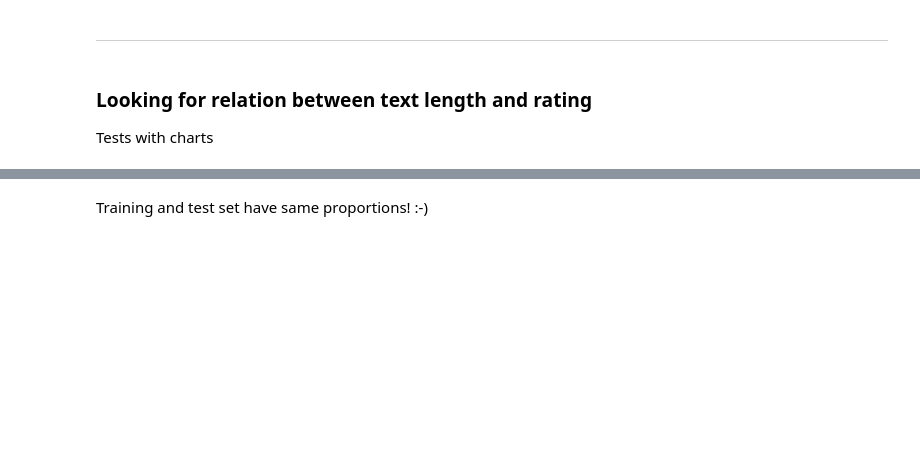
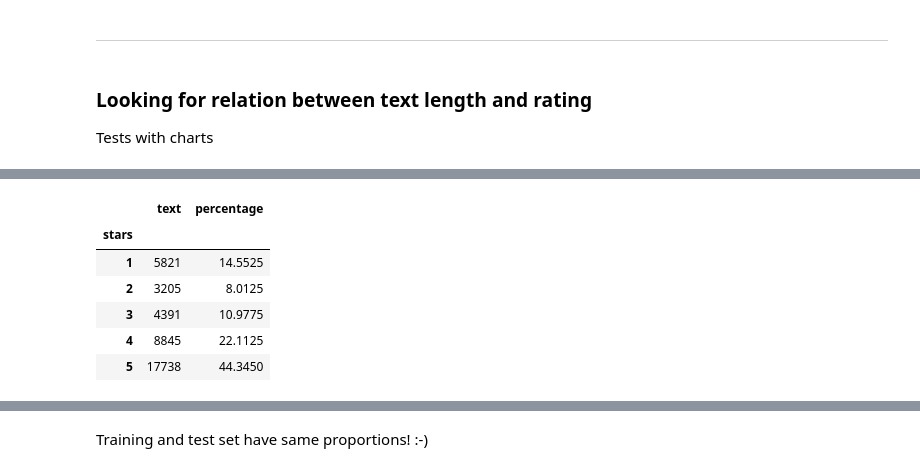
Before and after one commit to Giacky/NLPProject, a Jupyter notebook: Main.ipynb, the cells around one changed output, grey strips where cells are left out. Drawn from its saved outputs; the diff is of its cells as text; code cells hidden in the pictures; blank space fills up the shorter version.

```diff
--- a/Main.ipynb
+++ b/Main.ipynb
@@ -324,7 +412,17 @@ df_test.describe()
 # %%
-starProp_train = df_train.groupby('stars').count().drop('useful', axis=1).drop('funny', axis=1).drop('cool', axis=1).drop('length', axis=1).drop('cleaned_text', axis=1)
-starProp_train['percentage'] = starProp_train['text'] / df_train.shape[0] * 100
+frames = [df_train, df_validation]
+df_train_validation = pd.concat(frames)
+starProp_train = df_train_validation.groupby('stars').count().drop('useful', axis=1).drop('funny', axis=1).drop('cool', axis=1).drop('length', axis=1).drop('cleaned_text', axis=1)
+starProp_train['percentage'] = starProp_train['text'] / df_train_validation.shape[0] * 100
 starProp_train
+# %% [output]
+|  | text | percentage |
+| stars |  |  |
+| 1 | 5821 | 14.5525 |
+| 2 | 3205 | 8.0125 |
+| 3 | 4391 | 10.9775 |
+| 4 | 8845 | 22.1125 |
+| 5 | 17738 | 44.3450 |
 # %%
 starProp_test = df_test.groupby('stars').count().drop('useful', axis=1).drop('funny', axis=1).drop('cool', axis=1).drop('length', axis=1).drop('cleaned_text', axis=1)
 starProp_test['percentage'] = starProp_test['text'] / df_test.shape[0] * 100
```
Also changed, not shown: parts of 17 cells of this notebook.
